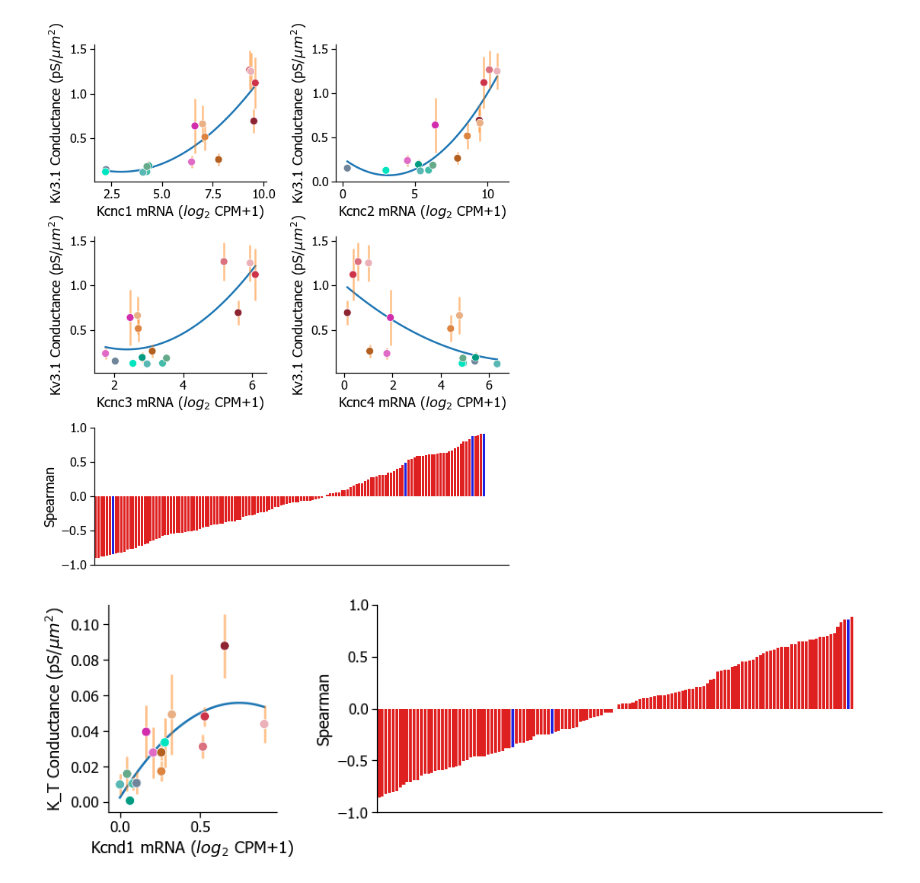
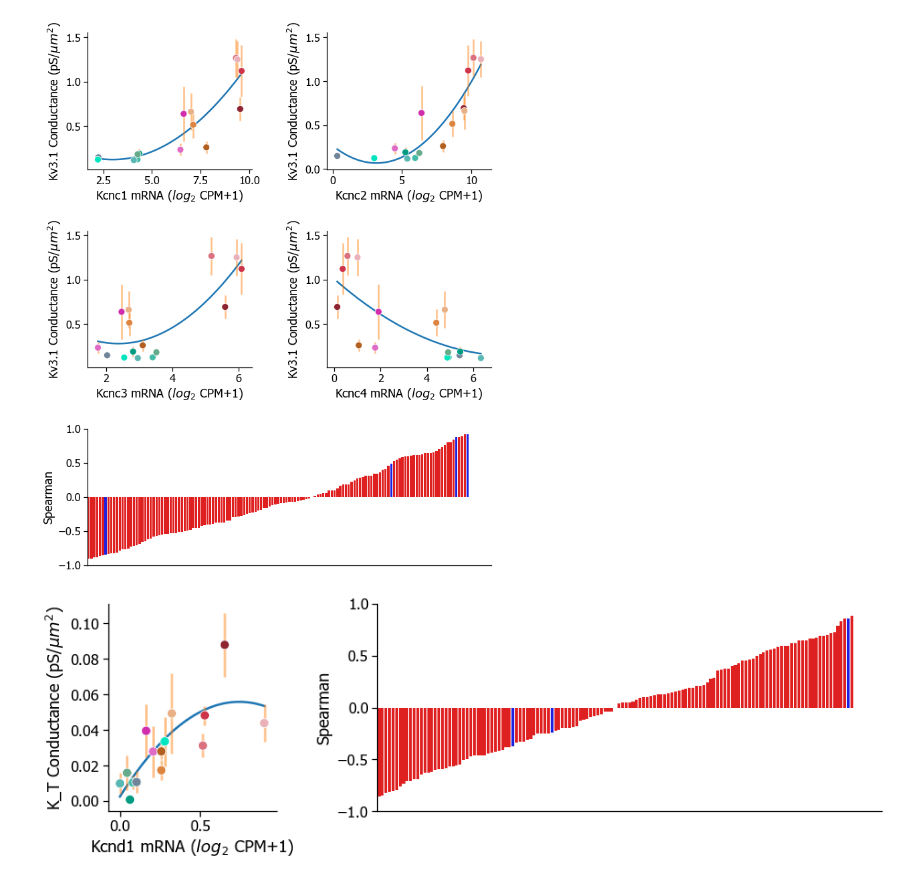
Before and after one commit to allen19981/Conductance_Parameter, a Jupyter notebook: Combining Graphs.ipynb, the cells around one changed output. Drawn from its saved outputs; the diff is of its cells as text; code cells hidden in the pictures.

```diff
--- a/Combining Graphs.ipynb
+++ b/Combining Graphs.ipynb
@@ -247,29 +247,29 @@ def graph_conductance_exp(parameter_type, gene_symbol, df, xlabel, ylabel,
 # %%
 # Initialize the grid with 3 rows and 3 columns
 ncols = 2
 nrows = 3
-fig = plt.figure(figsize = (9, 12))
+fig = plt.figure(figsize = (10, 14))
 
 grid = GridSpec(nrows, ncols,
-                left=0.1, bottom=0.15, right=0.94, top=0.94, wspace=0.4, hspace=0.4)
+                left=0.1, bottom=0.15, right=0.94, top=0.94, wspace=0.45, hspace=0.45)
 
 
 ax1 = fig.add_subplot(grid[0, 0])
 ax1 = graph_conductance_exp('gbar_Kv3_1', 'Kcnc1', sep_layer_cre_parameter_df, 'Kcnc1 mRNA ($log_2$ CPM+1)', 'Kv3.1 Conductance (pS/$\mu m^2$)', show_legend= False, poly_deg=2)
 
 ax2 = fig.add_subplot(grid[0, 1])
 ax2 = graph_conductance_exp('gbar_Kv3_1', 'Kcnc2', sep_layer_cre_parameter_df, 'Kcnc2 mRNA ($log_2$ CPM+1)', 'Kv3.1 Conductance (pS/$\mu m^2$)', show_legend= False, poly_deg=2)
 
 ax3 = fig.add_subplot(grid[1, 0])
 ax3 = graph_conductance_exp('gbar_Kv3_1', 'Kcnc3', sep_layer_cre_parameter_df, 'Kcnc3 mRNA ($log_2$ CPM+1)', 'Kv3.1 Conductance (pS/$\mu m^2$)', show_legend= False, poly_deg=2)
 
 ax4 = fig.add_subplot(grid[1, 1])
 ax4 = graph_conductance_exp('gbar_Kv3_1', 'Kcnc4', sep_layer_cre_parameter_df, 'Kcnc4 mRNA ($log_2$ CPM+1)', 'Kv3.1 Conductance (pS/$\mu m^2$)', show_legend= False, poly_deg=2)
 
 ax5 = fig.add_subplot(grid[2, :])
 ax5 = histo_corr_new('gbar_Kv3_1', sep_spearman_corr_ranks, '{} Conductance \n Spearman Correlation'.format('Kv3.1'),'Spearman')
 # %% [output]
-[figure, old version]
+[figure, new version]
 # %%
 # K_T and Kcnd family
 ncols = 2
```
Also changed, not shown: parts of 2 cells of this notebook.
